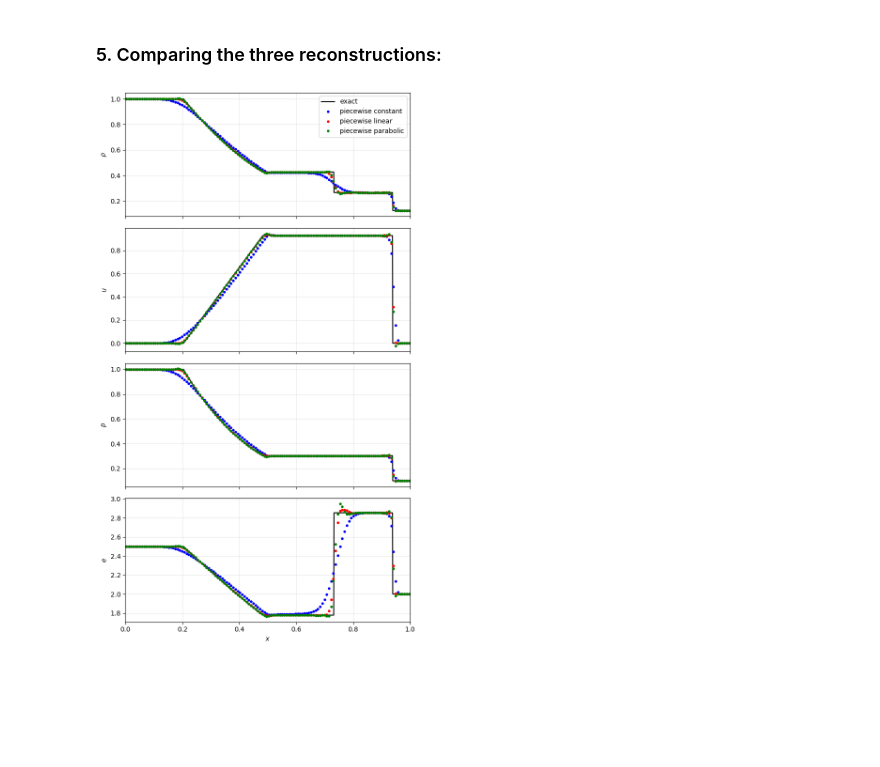
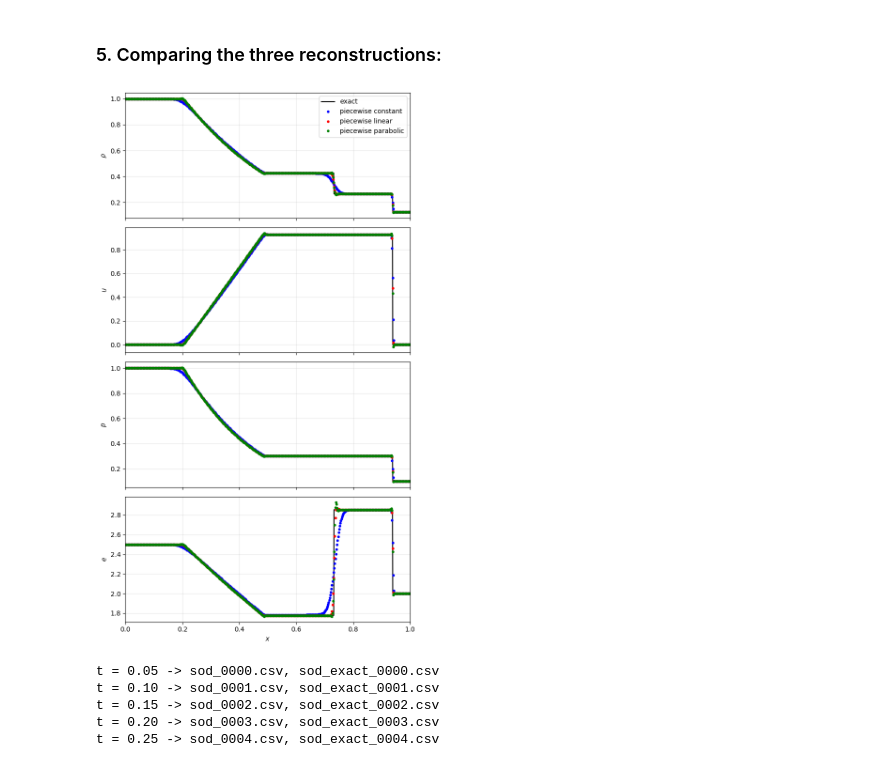
Before and after one commit to wbandabarragan/computational-fluid-dynamics, a Jupyter notebook: notebooks/nb18_godunov_sod_problem.ipynb, the cells around one changed output. Saved outputs shown, nothing was run; the diff lists cells and outputs as text; code cells hidden in the pictures; blank space fills up the shorter version.

```diff
--- a/notebooks/nb18_godunov_sod_problem.ipynb
+++ b/notebooks/nb18_godunov_sod_problem.ipynb
@@ -582,12 +582,12 @@ def solve_sod(nx, cfl = 0.8, method = "godunov", limiter = "mc", tend = 0.25, ga
 # %% [markdown]
 ### 5. Comparing the three reconstructions:
 # %%
-nx = 128
+nx = 512
 
 x_g, q_g = solve_sod(nx, method = "godunov", tend = tend)
 x_l, q_l = solve_sod(nx, method = "plm", limiter = "mc", tend = tend)
 x_p, q_p = solve_sod(nx, method = "ppm", tend = tend)
 
 plot_sod([(x_g, q_g, "piecewise constant"), (x_l, q_l, "piecewise linear"), (x_p, q_p, "piecewise parabolic")], tend)
 # %% [output]
-[figure, old version]
+[figure, new version]
@@ -593,0 +605,24 @@ plot_sod([(x_g, q_g, "piecewise constant"), (x_l, q_l, "piecewise linear"), (x_p
+# %%
+times = [0.05, 0.10, 0.15, 0.20, 0.25]
+
+for k, t in enumerate(times):
+
+    # The run
+    x, q = solve_sod(nx, method = "ppm", tend = t)
+
+    df = pd.DataFrame({"x": x, "rho": q[0], "u": q[1], "p": q[2], "e": q[2]/((gamma - 1.)*q[0])})
+    df.to_csv("sod_%04d.csv" % k, index = False)
+
+    # The exact solution, on the same grid
+    qe = exact_sod(x, t, gamma)
+
+    df = pd.DataFrame({"x": x, "rho": qe[0], "u": qe[1], "p": qe[2], "e": qe[2]/((gamma - 1.)*qe[0])})
+    df.to_csv("sod_exact_%04d.csv" % k, index = False)
+
+    print("t = %.2f -> sod_%04d.csv, sod_exact_%04d.csv" % (t, k, k))
+# %% [output]
+t = 0.05 -> sod_0000.csv, sod_exact_0000.csv
+t = 0.10 -> sod_0001.csv, sod_exact_0001.csv
+t = 0.15 -> sod_0002.csv, sod_exact_0002.csv
+t = 0.20 -> sod_0003.csv, sod_exact_0003.csv
+t = 0.25 -> sod_0004.csv, sod_exact_0004.csv
```
Also changed, not shown: parts of 2 cells of this notebook, 2 other files.
